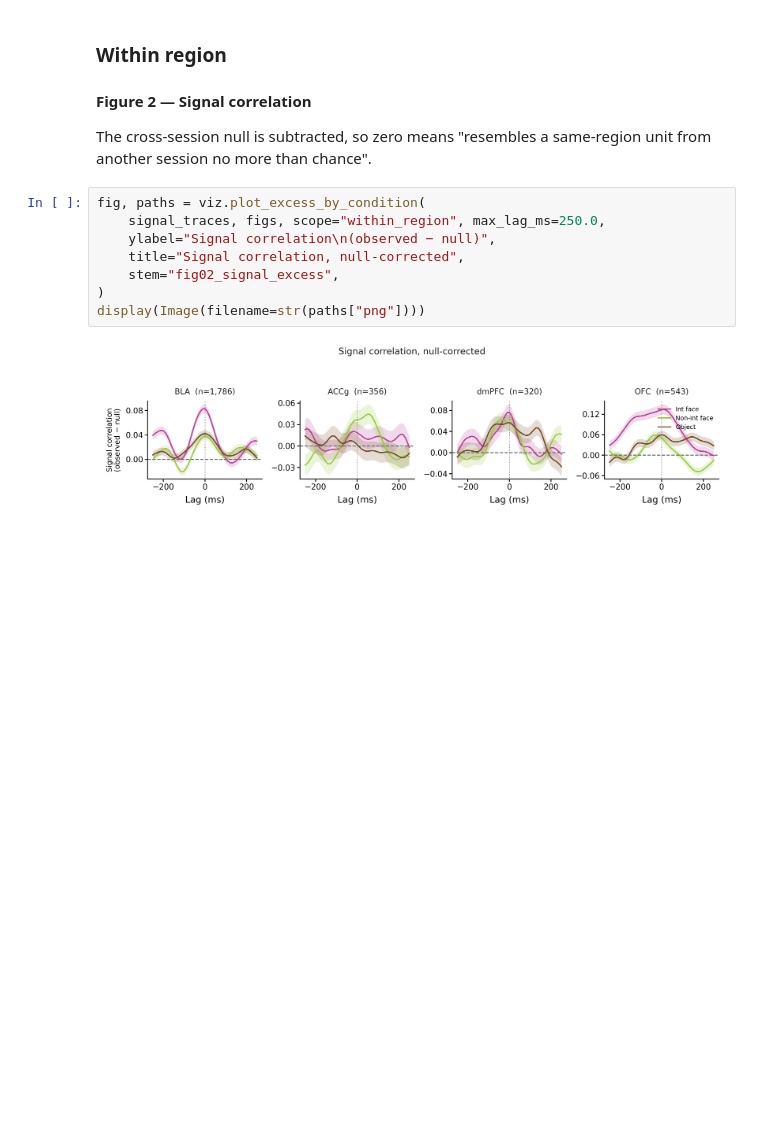
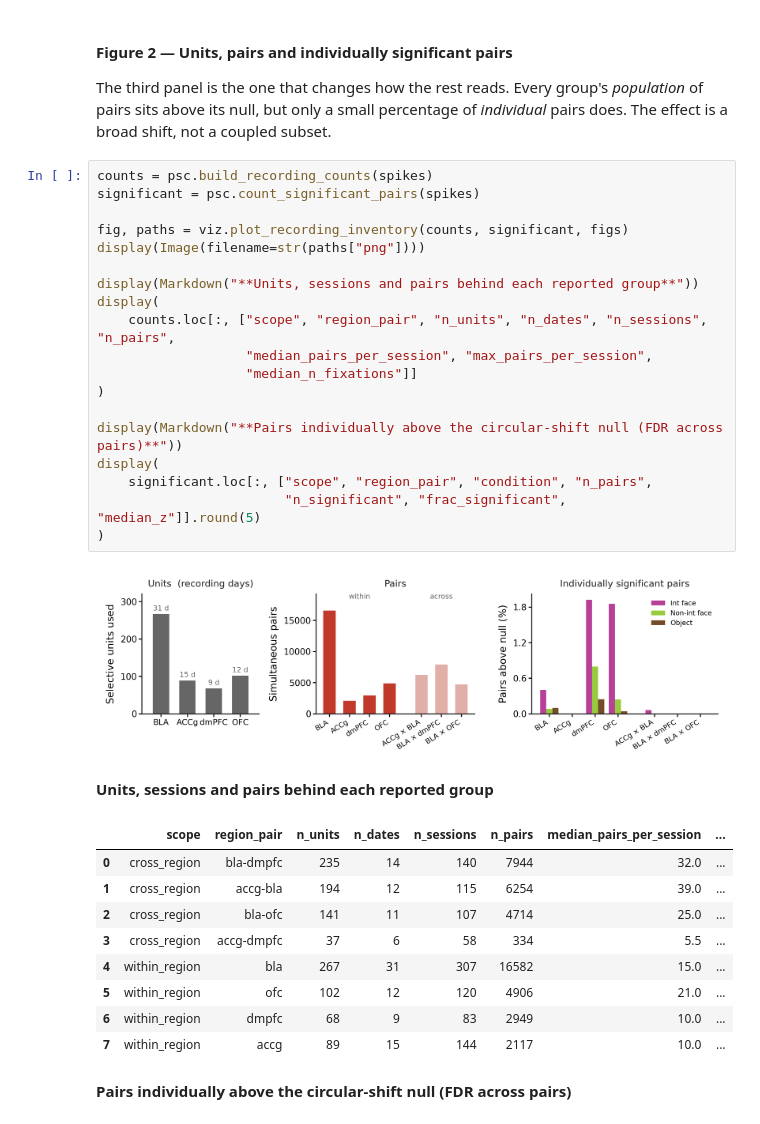
Before and after one commit to gprabaha/dal_monte_2022_analysis, a Jupyter notebook: notebooks/pair_correlation_overview/pair_correlation_overview.ipynb, the cells around one changed output. Drawn from its saved outputs; the diff is of its cells as text; blank space fills up the shorter version.

```diff
--- a/notebooks/pair_correlation_overview/pair_correlation_overview.ipynb
+++ b/notebooks/pair_correlation_overview/pair_correlation_overview.ipynb
@@ -254,17 +436,38 @@ signal: 5,206 pairs from 574 FDR-selective units
 # %% [markdown]
-### Within region
+#### Figure 2 — Units, pairs and individually significant pairs
 
-#### Figure 2 — Signal correlation
-
-The cross-session null is subtracted, so zero means "resembles a same-region
-unit from another session no more than chance".
+The third panel is the one that changes how the rest reads. Every group's
+*population* of pairs sits above its null, but only a small percentage of
+*individual* pairs does. The effect is a broad shift, not a coupled subset.
 # %%
-fig, paths = viz.plot_excess_by_condition(
-    signal_traces, figs, scope="within_region", max_lag_ms=250.0,
-    ylabel="Signal correlation\n(observed − null)",
-    title="Signal correlation, null-corrected",
-    stem="fig02_signal_excess",
+counts = psc.build_recording_counts(spikes)
+significant = psc.count_significant_pairs(spikes)
+
+fig, paths = viz.plot_recording_inventory(counts, significant, figs)
+display(Image(filename=str(paths["png"])))
+
+display(Markdown("**Units, sessions and pairs behind each reported group**"))
+display(
+    counts.loc[:, ["scope", "region_pair", "n_units", "n_dates", "n_sessions", "n_pairs",
+                   "median_pairs_per_session", "max_pairs_per_session",
+                   "median_n_fixations"]]
 )
-display(Image(filename=str(paths["png"])))
+
+display(Markdown("**Pairs individually above the circular-shift null (FDR across pairs)**"))
+display(
+    significant.loc[:, ["scope", "region_pair", "condition", "n_pairs",
+                        "n_significant", "frac_significant", "median_z"]].round(5)
+)
 # %% [output]
-[figure, old version]
+[figure, new version]
+**Units, sessions and pairs behind each reported group**
+|  | scope | region_pair | n_units | n_dates | n_sessions | n_pairs | median_pairs_per_session | ... |
+| 0 | cross_region | bla-dmpfc | 235 | 14 | 140 | 7944 | 32.0 | ... |
+| 1 | cross_region | accg-bla | 194 | 12 | 115 | 6254 | 39.0 | ... |
+| 2 | cross_region | bla-ofc | 141 | 11 | 107 | 4714 | 25.0 | ... |
+| 3 | cross_region | accg-dmpfc | 37 | 6 | 58 | 334 | 5.5 | ... |
+| 4 | within_region | bla | 267 | 31 | 307 | 16582 | 15.0 | ... |
+| 5 | within_region | ofc | 102 | 12 | 120 | 4906 | 21.0 | ... |
+| 6 | within_region | dmpfc | 68 | 9 | 83 | 2949 | 10.0 | ... |
+| 7 | within_region | accg | 89 | 15 | 144 | 2117 | 10.0 | ... |
+**Pairs individually above the circular-shift null (FDR across pairs)**
```
Also changed, not shown: parts of 25 cells of this notebook, 1 other file.
